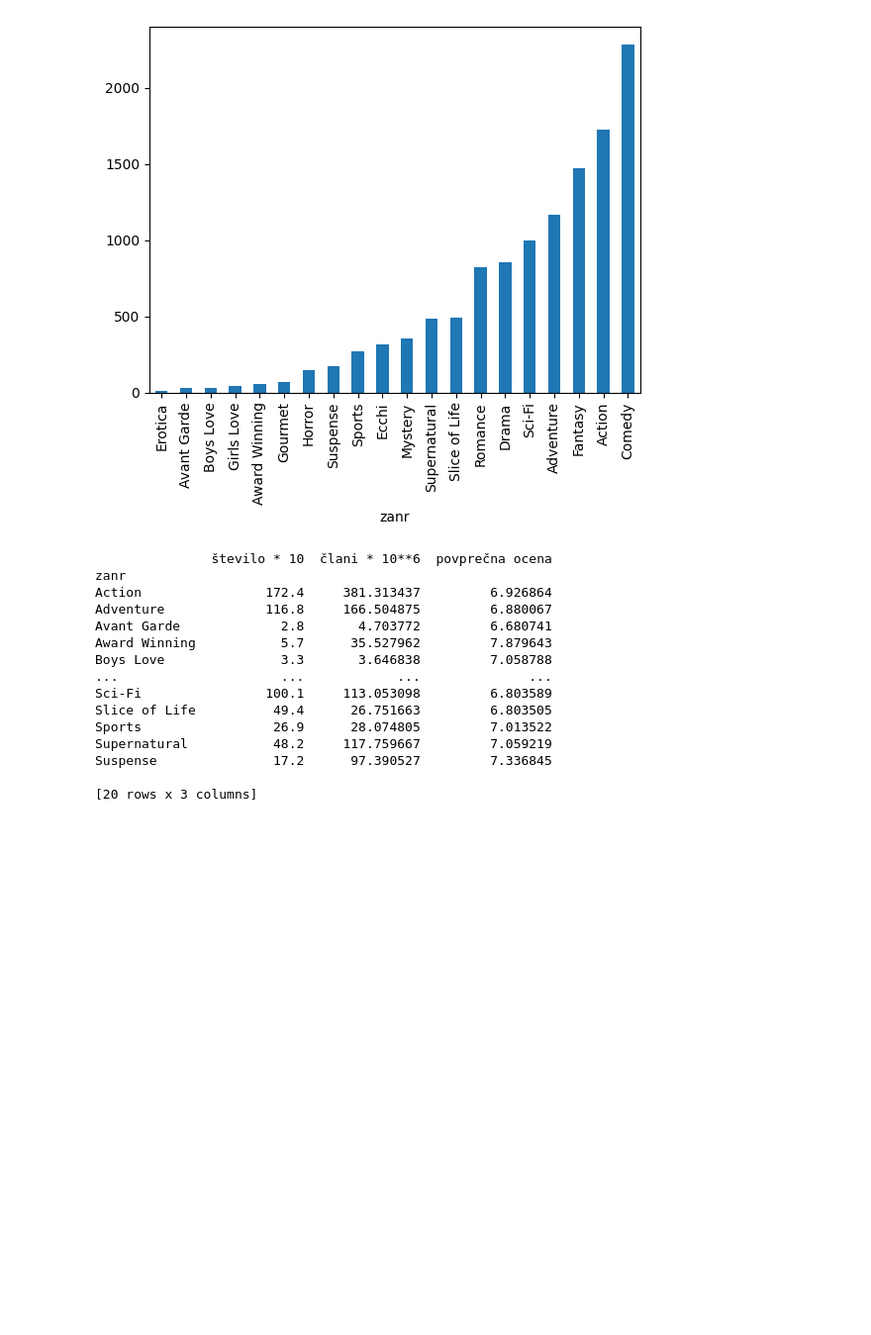
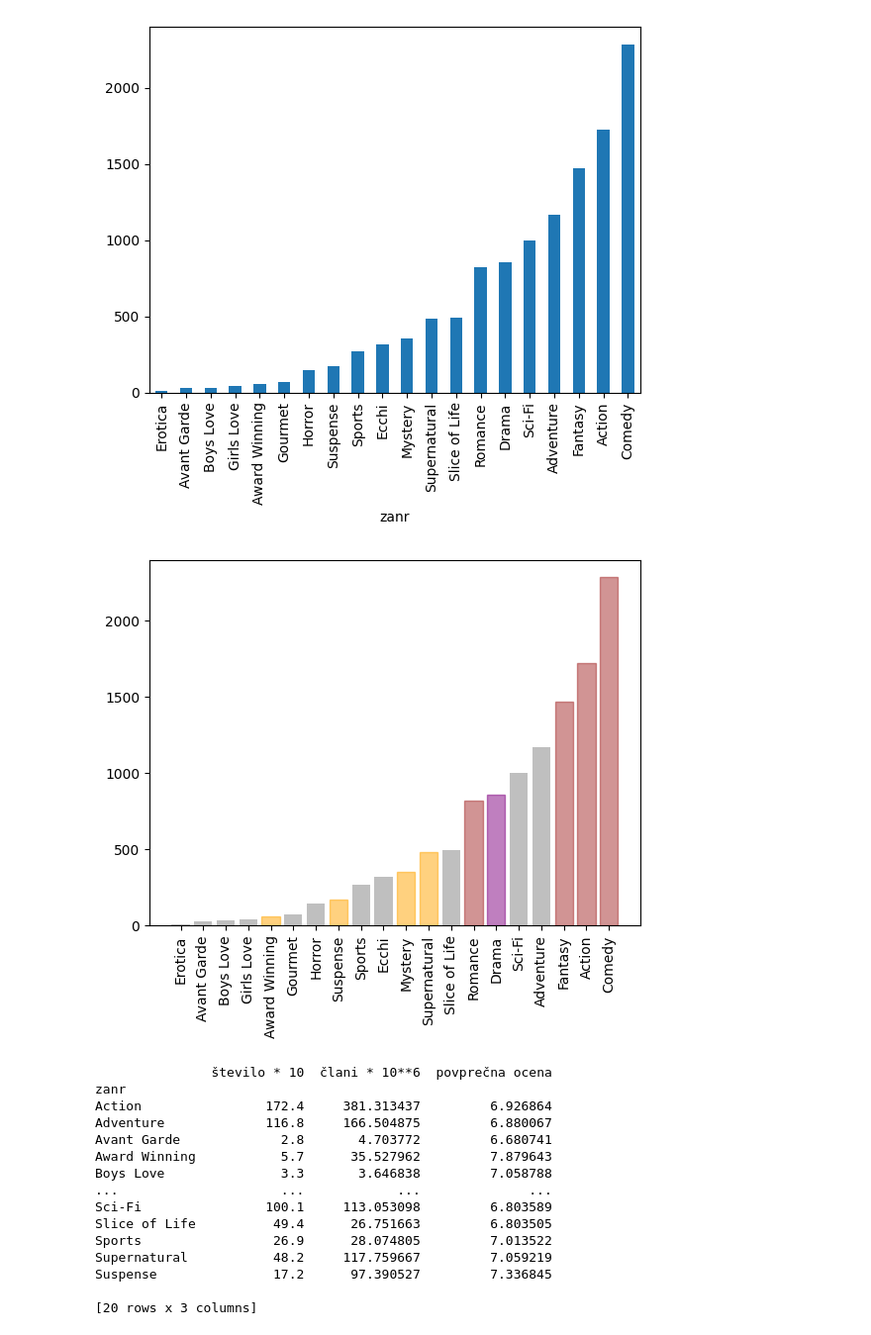
Before and after one commit to lrozman/Projektna-naloga-UVP---Rozman-Lara, a Jupyter notebook: analiza.ipynb, the cells around one changed output. Shown at 99% size. Cells and saved outputs as stored; diff of their text form; code cells hidden in the pictures; blank space fills up the shorter version.

```diff
--- a/analiza.ipynb
+++ b/analiza.ipynb
@@ -465,8 +523,24 @@ zanri_anime.groupby("zanr")["člani"].sum().sort_values().plot.bar()
+# %%
+zanri_najpopularnejsi = set(zanri_anime.groupby("zanr")["člani"].sum().sort_values(ascending=False).head(5).index.tolist())
 # %%
 zanri_anime.groupby("zanr").size().sort_values().plot.bar()
 # %% [output]
 <Axes: xlabel='zanr'>
 [figure]
+# %%
+df_zanri_stevilo = pd.DataFrame({"stevilo": zanri_anime.groupby("zanr").size().sort_values()})
+bars = plt.bar(x=df_zanri_stevilo.index, height=df_zanri_stevilo.stevilo, color='grey', alpha=0.5)
+for idx, zanr in enumerate(df_zanri_stevilo.index):
+    if zanr in zanri_najbolje_ocenjeni.intersection(zanri_najpopularnejsi):
+        bars[idx].set_color(c="purple")
+    elif zanr in zanri_najbolje_ocenjeni:
+        bars[idx].set_color(c="orange")
+    elif zanr in zanri_najpopularnejsi:
+        bars[idx].set_color(c="brown")
+plt.xticks(rotation=90)
+plt.show()
+# %% [output]
+[figure, added]
 # %%
 df_zanri = pd.DataFrame({"število * 10": zanri_anime.groupby("zanr").size() / 10,
                          "člani * 10**6": zanri_anime.groupby("zanr")["člani"].sum() / 1000000,
```
Also changed, not shown: parts of 23 cells of this notebook.
